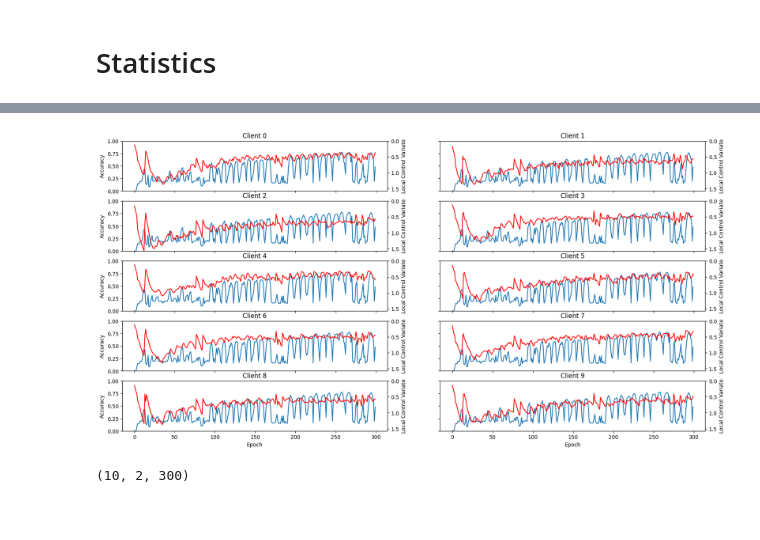
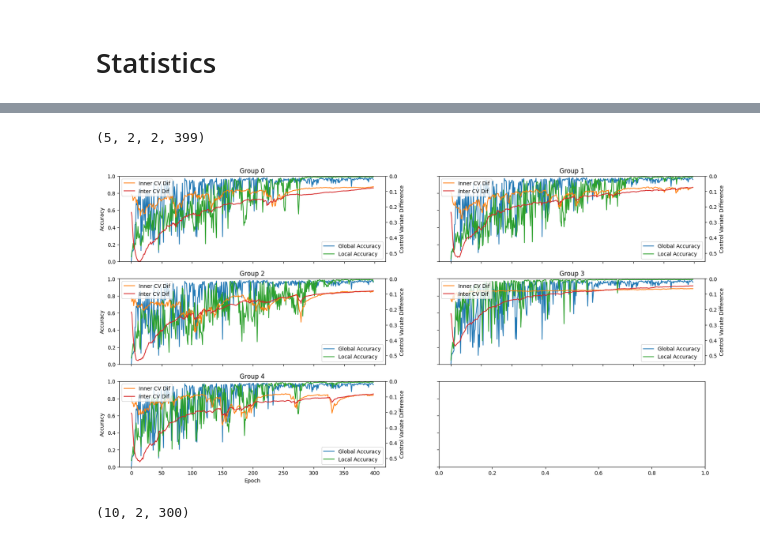
Before and after one commit to martinio1448/SCAFFOLD-PyTorch, a Jupyter notebook: src/read.ipynb, the cells around one changed output, grey strips where cells are left out. Saved outputs shown, nothing was run; the diff lists cells and outputs as text; code cells hidden in the pictures; blank space fills up the shorter version.

```diff
--- a/src/read.ipynb
+++ b/src/read.ipynb
@@ -21,18 +18,7 @@ def load_pickle(path):
 # %% [markdown]
 # Statistics
 # %%
-export_path = "/local/scratch/motterbe/save_runs/2023_09_15_155018/"
-global_epochs = 296
+# export_path = "/local/scratch/motterbe/save_runs/2023_09_15_155018/"
+export_path = "C:/Users/motterbe/save-runs/2023_09_28_235554/"
+global_epochs = 400
+num_clients = 10
-# %%
-def load_if_exists(path):
-    total_path = f"{export_path}/{path}"
-    if os.path.exists(total_path):
-        return torch.load(total_path, map_location="cpu")
-    else:
-        print("Not Exist!")
-        return None
-
-
-variates = [[load_if_exists(f"control_variates_c{client}_r{round}.pt") for client in range(0,10)] for round in range(0,global_epochs)]
-c_g = [load_if_exists(f"control_variates/control_variates_global_r{round}.pt")  for round in range(0,global_epochs)]
-stats = load_pickle(f"{export_path}/stats_{global_epochs-1}.pkl")
@@ -49,0 +110,3 @@ b
+# %%
+stats = load_pickle(f"{export_path}/stats_{global_epochs-1}.pkl")
+means, difs, specific_difs = load_and_group(62)
@@ -69 +150,16 @@ indexed_loss_before.shape
+# %%
+index_array = np.arange(0, global_epochs, 1)
+broadcast_index = np.broadcast_to(index_array, (num_clients//2,1,global_epochs))
+
+group_indices = np.ma.arange(0,num_clients).reshape((num_clients//2, 2))
+group_train_acc_before = np.take(train_acc_before, group_indices, axis=1).mean(axis=2).T
+group_acc_before = np.take(acc_before, group_indices, axis=1).mean(axis=2).T
+
+mapped_arr = np.asarray(difs).transpose((1,3,2,0)).mean(axis=2)
+indexed_stats = np.concatenate((mapped_arr, broadcast_index), axis=1)
+
+indexed_inner_difs = indexed_stats[:,(2,0)]
+indexed_inter_difs = indexed_stats[:,(2,1)]
+indexed_group_train_acc_before = np.stack((broadcast_index[:,0,:], group_train_acc_before, ), axis=1)
+indexed_group_acc_before = np.stack((broadcast_index[:,0,:], group_acc_before), axis=1)
 # %%
@@ -157,7 +281,11 @@ plot_multiple_stats_by_epoch(indexed_acc_before, indexed_cv_global_diff)
-# %%
-plot_multiple_stats_by_epoch(indexed_acc_before, indexed_cv_global_diff)
-# %% [output]
-[figure, removed]
+# %%
+# plot_multiple_stats_by_epoch(np.stack((indexed_group_acc_before, indexed_group_train_acc_before), axis=1), np.stack((indexed_inner_difs, indexed_inter_difs), axis=1))
+plot_grouped_stats(indexed_group_acc_before, indexed_group_train_acc_before, indexed_inner_difs, indexed_inter_difs)
+
+#2023_09_20_123215
+# %% [output]
+(5, 2, 2, 399)
+[figure, added]
 # %%
 indexed_acc_before.shape
 # %% [output]
```
Also changed, not shown: parts of 43 cells of this notebook, 7 other files.
